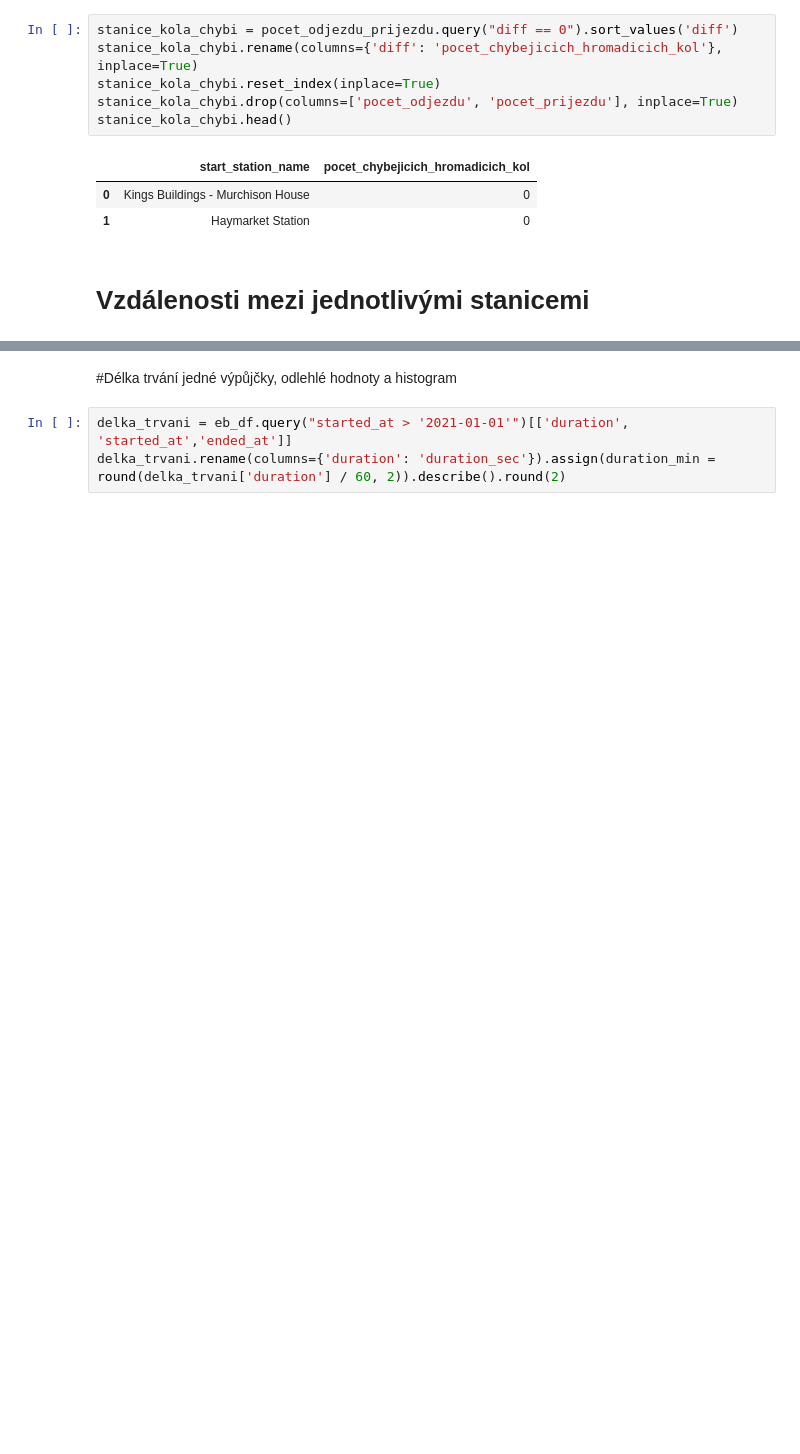
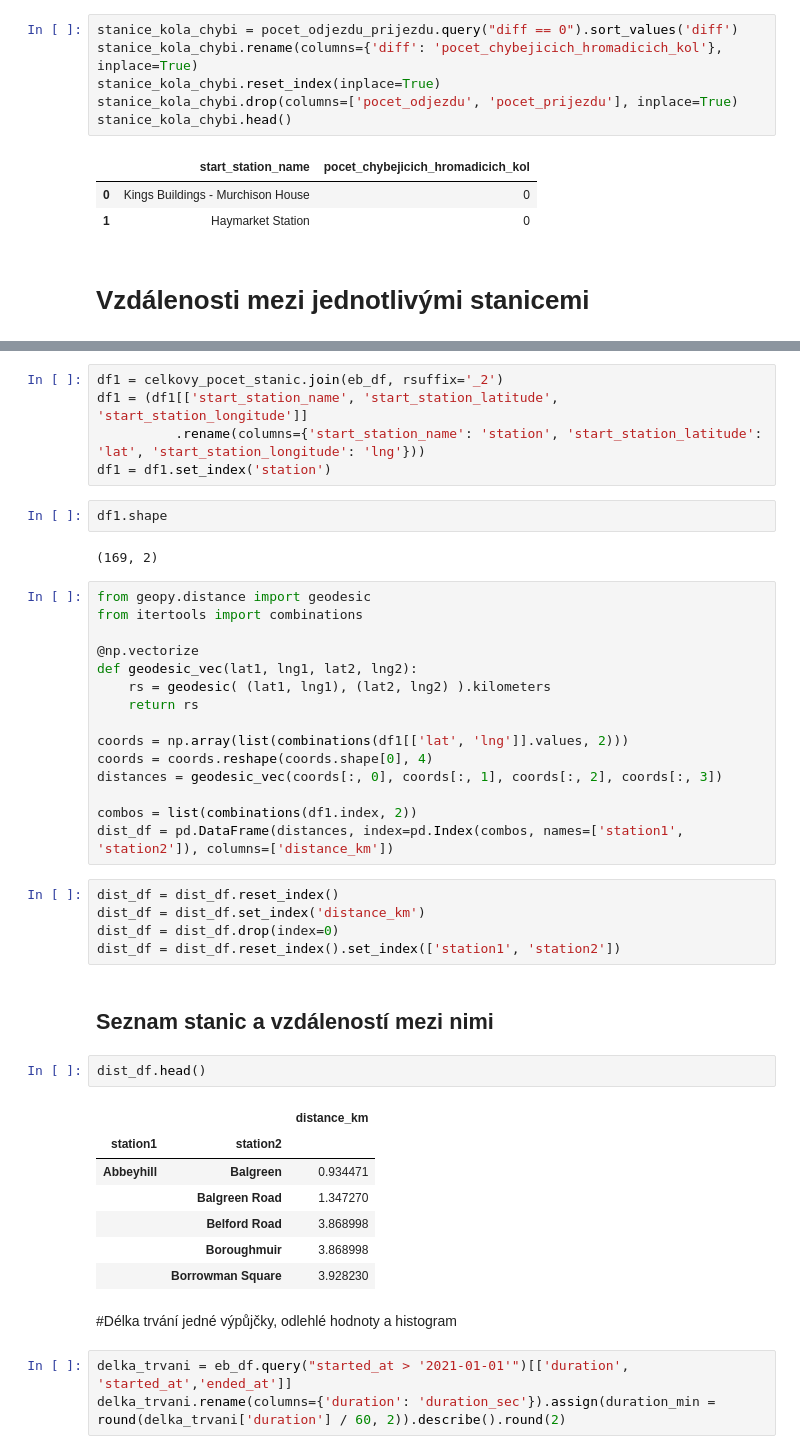
Before and after one commit to Krocan777/Python_projekt_Edinburgh, a Jupyter notebook: Python_Projekt.ipynb, the cells around one changed output, grey strips where cells are left out. Cells and saved outputs as stored; diff of their text form; blank space fills up the shorter version.

Commit message:
Vzdálenosti mezi jednotlivými stanicemi

```diff
--- a/Python_Projekt.ipynb
+++ b/Python_Projekt.ipynb
@@ -218,3 +220,44 @@ stanice_kola_chybi.head()
+# %%
+df1 = celkovy_pocet_stanic.join(eb_df, rsuffix='_2')
+df1 = (df1[['start_station_name', 'start_station_latitude', 'start_station_longitude']]
+          .rename(columns={'start_station_name': 'station', 'start_station_latitude': 'lat', 'start_station_longitude': 'lng'}))
+df1 = df1.set_index('station')
+# %%
+df1.shape
+# %% [output]
+(169, 2)
+# %%
+from geopy.distance import geodesic
+from itertools import combinations
+
+@np.vectorize
+def geodesic_vec(lat1, lng1, lat2, lng2):
+    rs = geodesic( (lat1, lng1), (lat2, lng2) ).kilometers
+    return rs
+
+coords = np.array(list(combinations(df1[['lat', 'lng']].values, 2)))
+coords = coords.reshape(coords.shape[0], 4)
+distances = geodesic_vec(coords[:, 0], coords[:, 1], coords[:, 2], coords[:, 3])
+
+combos = list(combinations(df1.index, 2))
+dist_df = pd.DataFrame(distances, index=pd.Index(combos, names=['station1', 'station2']), columns=['distance_km'])
+# %%
+dist_df = dist_df.reset_index()
+dist_df = dist_df.set_index('distance_km')
+dist_df = dist_df.drop(index=0)
+dist_df = dist_df.reset_index().set_index(['station1', 'station2'])
+# %% [markdown]
+## Seznam stanic a vzdáleností mezi nimi
+# %%
+dist_df.head()
+# %% [output]
+|  |  | distance_km |
+| station1 | station2 |  |
+| Abbeyhill | Balgreen | 0.934471 |
+|  | Balgreen Road | 1.347270 |
+|  | Belford Road | 3.868998 |
+|  | Boroughmuir | 3.868998 |
+|  | Borrowman Square | 3.928230 |
 # %% [markdown]
 #Délka trvání jedné výpůjčky, odlehlé hodnoty a histogram
 # %%
```
Also changed, not shown: parts of 1 cell of this notebook.
